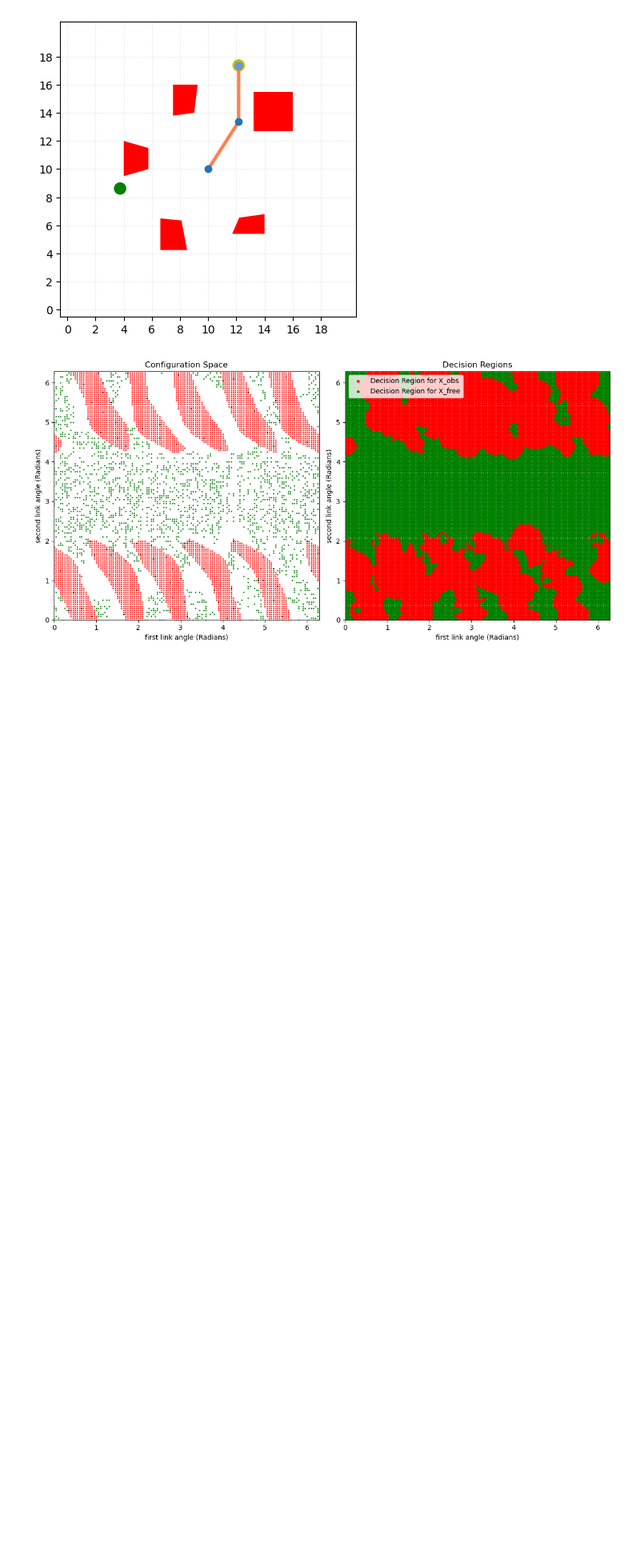
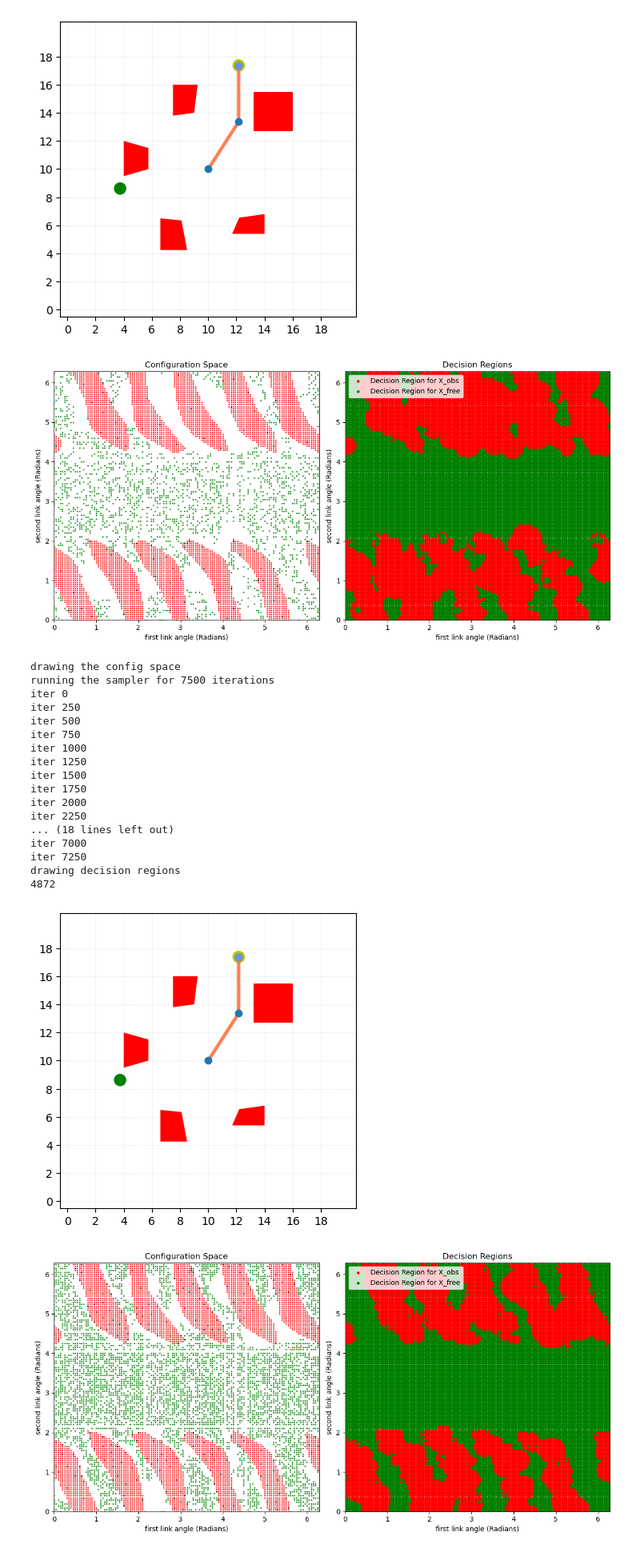
Before and after one commit to TamirOffen/ml_sampling, a Jupyter notebook: code/random_tests.ipynb, the cells around one changed output. Shown at 80% size. Cells and saved outputs as stored; diff of their text form; code cells hidden in the pictures; blank space fills up the shorter version.

Commit message:
updated files - adaptive sampler

```diff
--- a/code/random_tests.ipynb
+++ b/code/random_tests.ipynb
@@ -159,5 +159,25 @@ drawing decision regions
 [figure]
 [figure]
 # %%
-map_env_uniform = MapEnvironment("map.json", origin='center', sampler_resolution=0.05) #h=0.85
-map_env_uniform.draw_sampled_config_space(iterations=2500, uniform=True, draw_decision_regions=True)
+map_env_final = MapEnvironment("map.json", origin='center', sampler_resolution=0.05) #h=0.7
+map_env_final.draw_sampled_config_space(iterations=7500, print_every=250, uniform=False, draw_decision_regions=True)
+# %% [output]
+drawing the config space
+running the sampler for 7500 iterations
+iter 0
+iter 250
+iter 500
+iter 750
+iter 1000
+iter 1250
+iter 1500
+iter 1750
+iter 2000
+iter 2250
+... (18 lines left out)
+iter 7000
+iter 7250
+drawing decision regions
+4872
+[figure, added]
+[figure, added]
```
Also changed, not shown: parts of 1 cell of this notebook, 3 other files.
